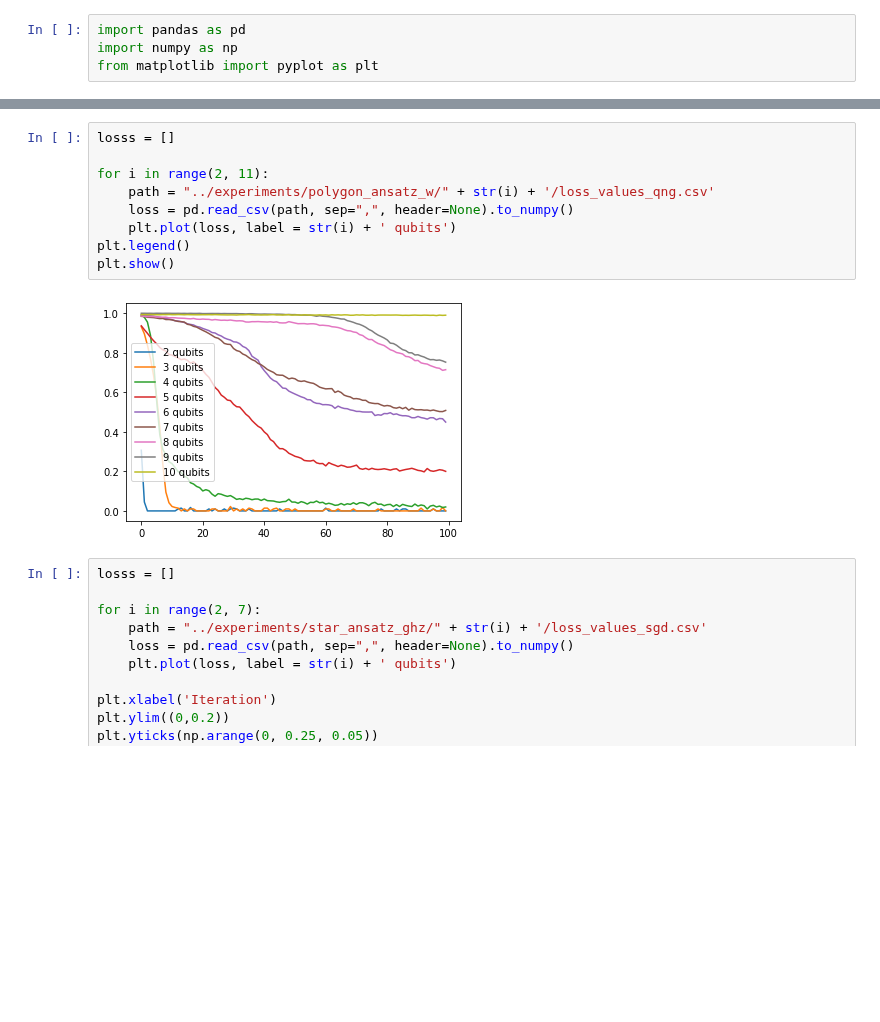
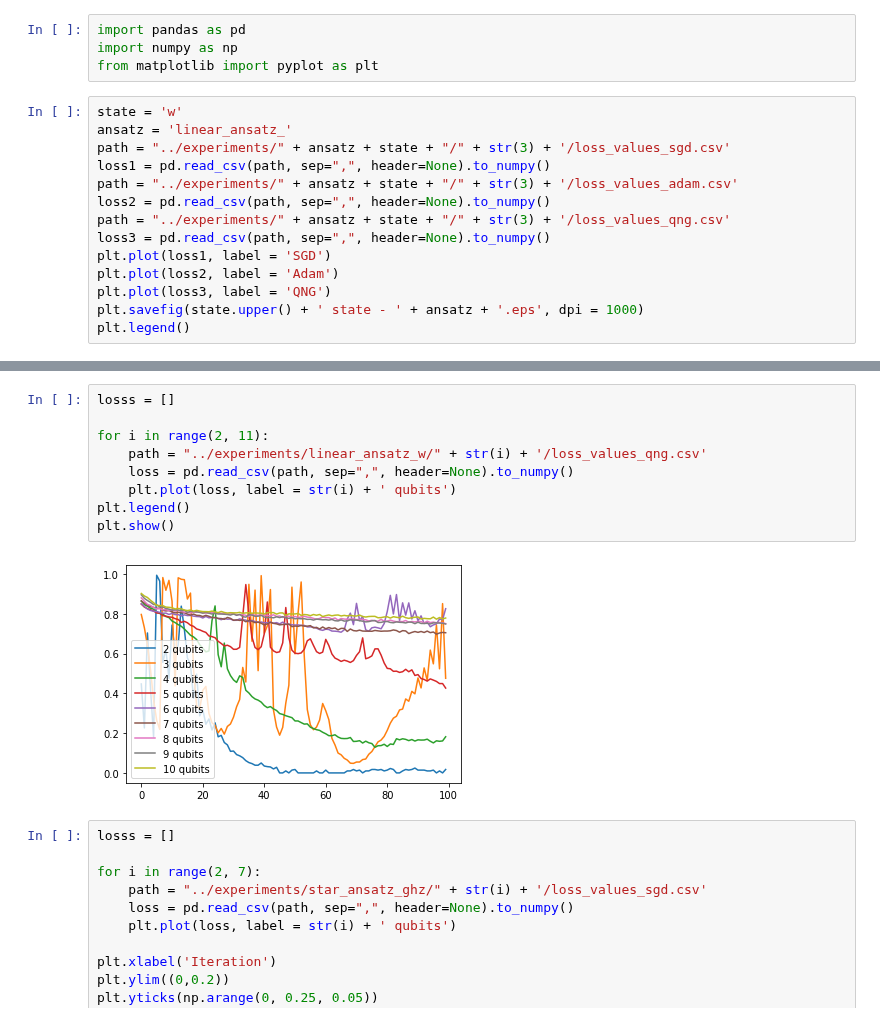
Before and after one commit to vutuanhai237/UC-VQA, a Jupyter notebook: codes/plot_compare_ansatz.ipynb, the cells around one changed output, grey strips where cells are left out. Saved outputs shown, nothing was run; the diff lists cells and outputs as text; blank space fills up the shorter version.

Commit message:
Add figure about state preparation

```diff
--- a/codes/plot_compare_ansatz.ipynb
+++ b/codes/plot_compare_ansatz.ipynb
@@ -2,3 +2,17 @@
 import pandas as pd
 import numpy as np
 from matplotlib import pyplot as plt
+# %%
+state = 'w'
+ansatz = 'linear_ansatz_'
+path = "../experiments/" + ansatz + state + "/" + str(3) + '/loss_values_sgd.csv'
+loss1 = pd.read_csv(path, sep=",", header=None).to_numpy()
+path = "../experiments/" + ansatz + state + "/" + str(3) + '/loss_values_adam.csv'
+loss2 = pd.read_csv(path, sep=",", header=None).to_numpy()
+path = "../experiments/" + ansatz + state + "/" + str(3) + '/loss_values_qng.csv'
+loss3 = pd.read_csv(path, sep=",", header=None).to_numpy()
+plt.plot(loss1, label = 'SGD')
+plt.plot(loss2, label = 'Adam')
+plt.plot(loss3, label = 'QNG')
+plt.savefig(state.upper() + ' state - ' + ansatz + '.eps', dpi = 1000)
+plt.legend()
@@ -5,14 +22,14 @@ from matplotlib import pyplot as plt
 # %%
 losss = []
 
 for i in range(2, 11):
-    path = "../experiments/polygon_ansatz_w/" + str(i) + '/loss_values_qng.csv'
+    path = "../experiments/linear_ansatz_w/" + str(i) + '/loss_values_qng.csv'
     loss = pd.read_csv(path, sep=",", header=None).to_numpy()
     plt.plot(loss, label = str(i) + ' qubits')
 plt.legend()
 plt.show()
 # %% [output]
-[figure, old version]
+[figure, new version]
 # %%
 losss = []
 
```
Also changed, not shown: parts of 6 cells of this notebook, 30 other files.
